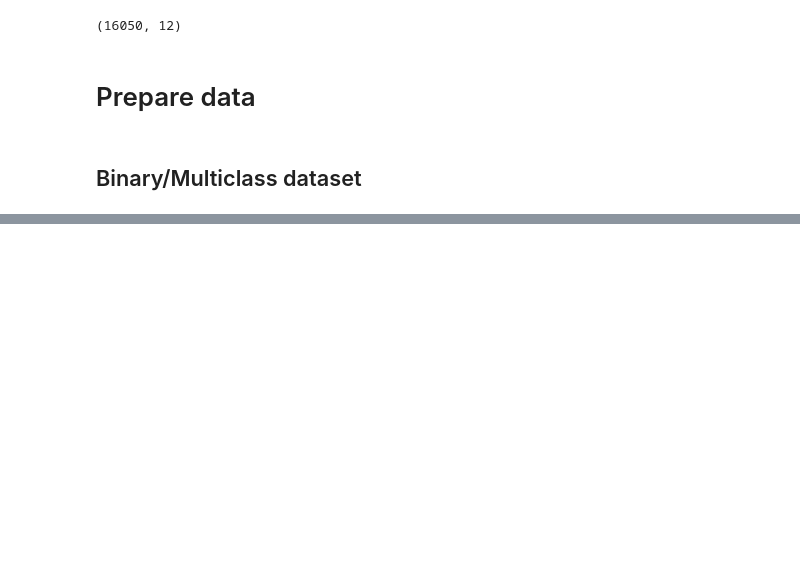
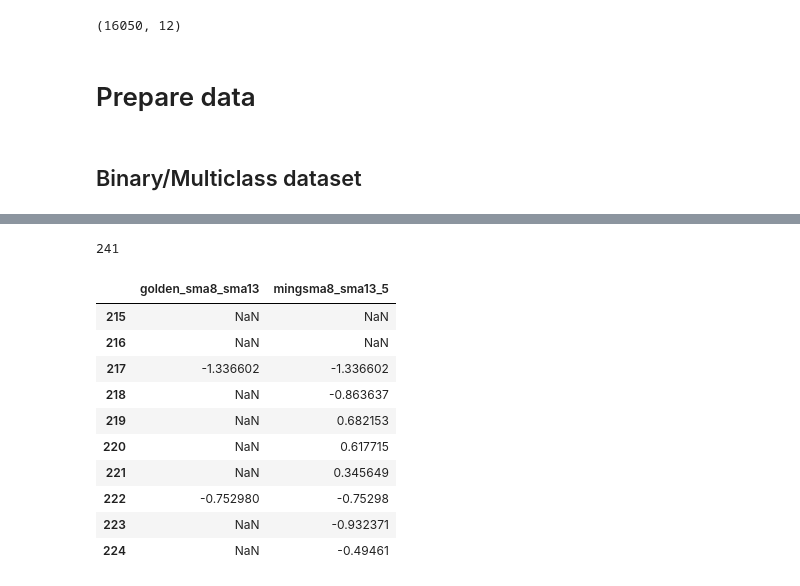
Before and after one commit to diegoirigaray/crypto_bot, a Jupyter notebook: notebooks/data_code.ipynb, the cells around one changed output, grey strips where cells are left out. Cells and saved outputs as stored; diff of their text form; code cells hidden in the pictures; blank space fills up the shorter version.

```diff
--- a/notebooks/data_code.ipynb
+++ b/notebooks/data_code.ipynb
@@ -901,0 +919,4 @@ dst = pipe.transform(ds.copy())
+# %%
+len(dst.columns.tolist())
+# %% [output]
+241
@@ -901,0 +929,14 @@ dst = pipe.transform(ds.copy())
+# %%
+dst[['golden_sma8_sma13', 'mingsma8_sma13_5']][215:225]
+# %% [output]
+|  | golden_sma8_sma13 | mingsma8_sma13_5 |
+| 215 | NaN | NaN |
+| 216 | NaN | NaN |
+| 217 | -1.336602 | -1.336602 |
+| 218 | NaN | -0.863637 |
+| 219 | NaN | 0.682153 |
+| 220 | NaN | 0.617715 |
+| 221 | NaN | 0.345649 |
+| 222 | -0.752980 | -0.75298 |
+| 223 | NaN | -0.932371 |
+| 224 | NaN | -0.49461 |
```
Also changed, not shown: parts of 38 cells of this notebook, 1 other file.
